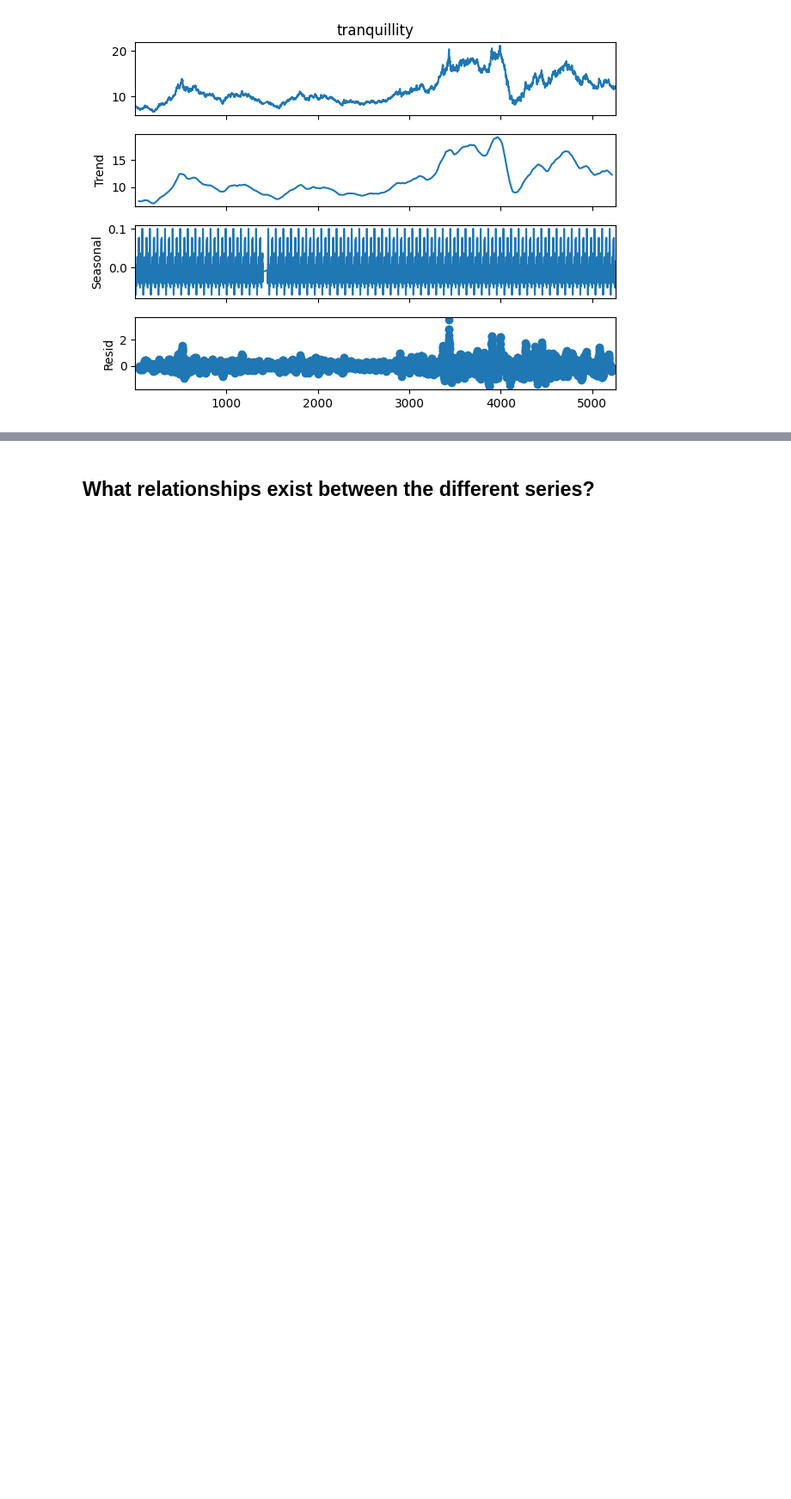
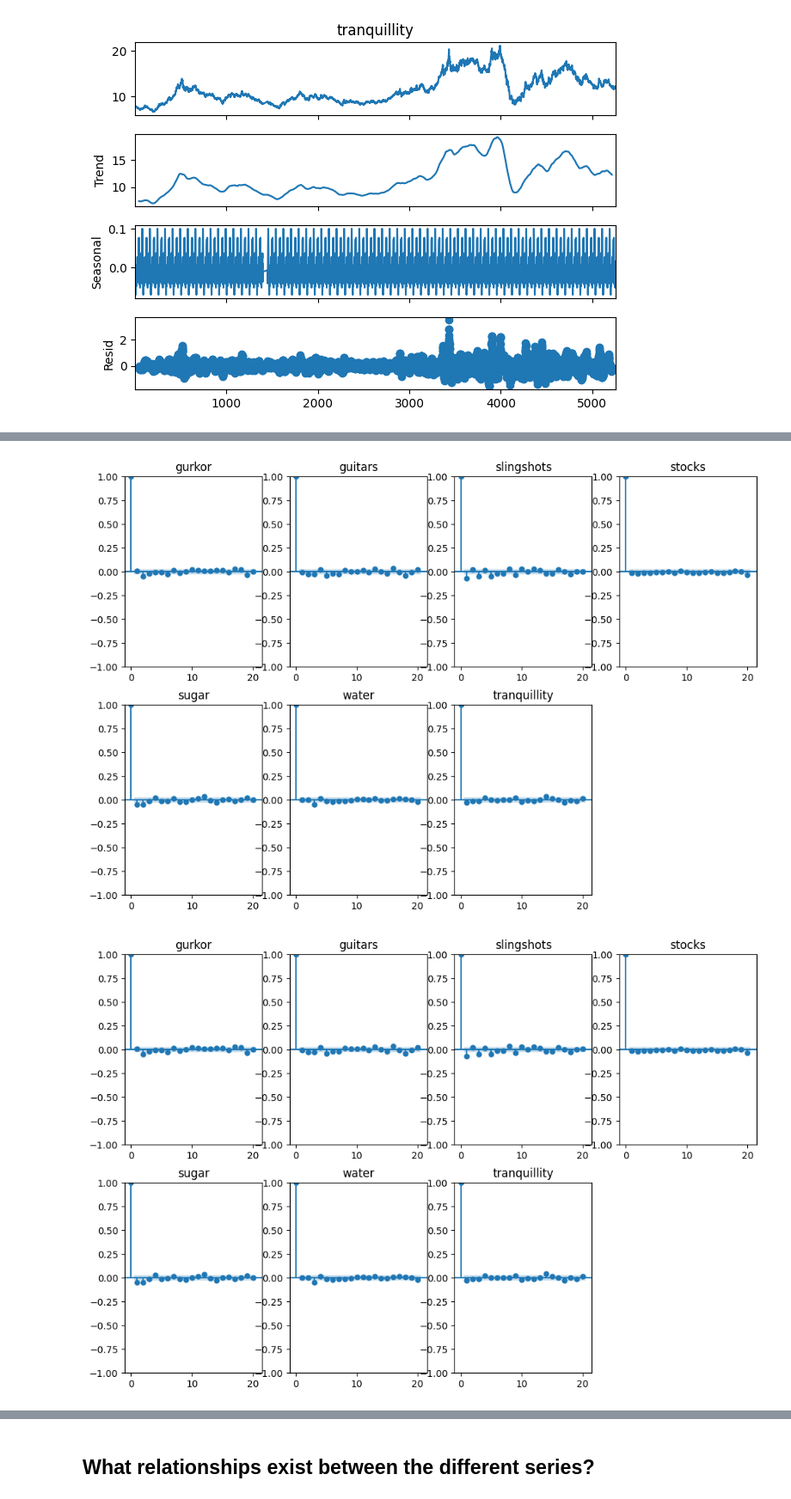
Before and after one commit to luprader/project_FTS, a Jupyter notebook: notebooks/task1_lukas.ipynb, the cells around one changed output, grey strips where cells are left out. Shown at 86% size. Drawn from its saved outputs; the diff is of its cells as text; code cells hidden in the pictures; blank space fills up the shorter version.

```diff
--- a/notebooks/task1_lukas.ipynb
+++ b/notebooks/task1_lukas.ipynb
@@ -262,0 +288,25 @@ summary_df
+# %%
+# ACF plots of the returns
+for return_label in ["normal returns", "log returns"]:
+    chosen_returns = (
+        returns_data if return_label == "normal returns" else log_returns_data
+    )
+
+    fig, axes = plt.subplots(2, 4, figsize=(4 * 3, 4 * 2))
+    axes = axes.flatten()
+
+    for i, col_name in enumerate(data_clean.columns):
+        sm.graphics.tsa.plot_acf(
+            chosen_returns[col_name].dropna(),
+            lags=20,
+            ax=axes[i],
+            title=col_name,
+            zorder=1,
+            label=return_label,
+        )
+
+    axes[7].set_visible(False)
+    plt.show()
+# %% [output]
+[figure, added]
+[figure, added]
```
Also changed, not shown: parts of 14 cells of this notebook, 1 other file.
